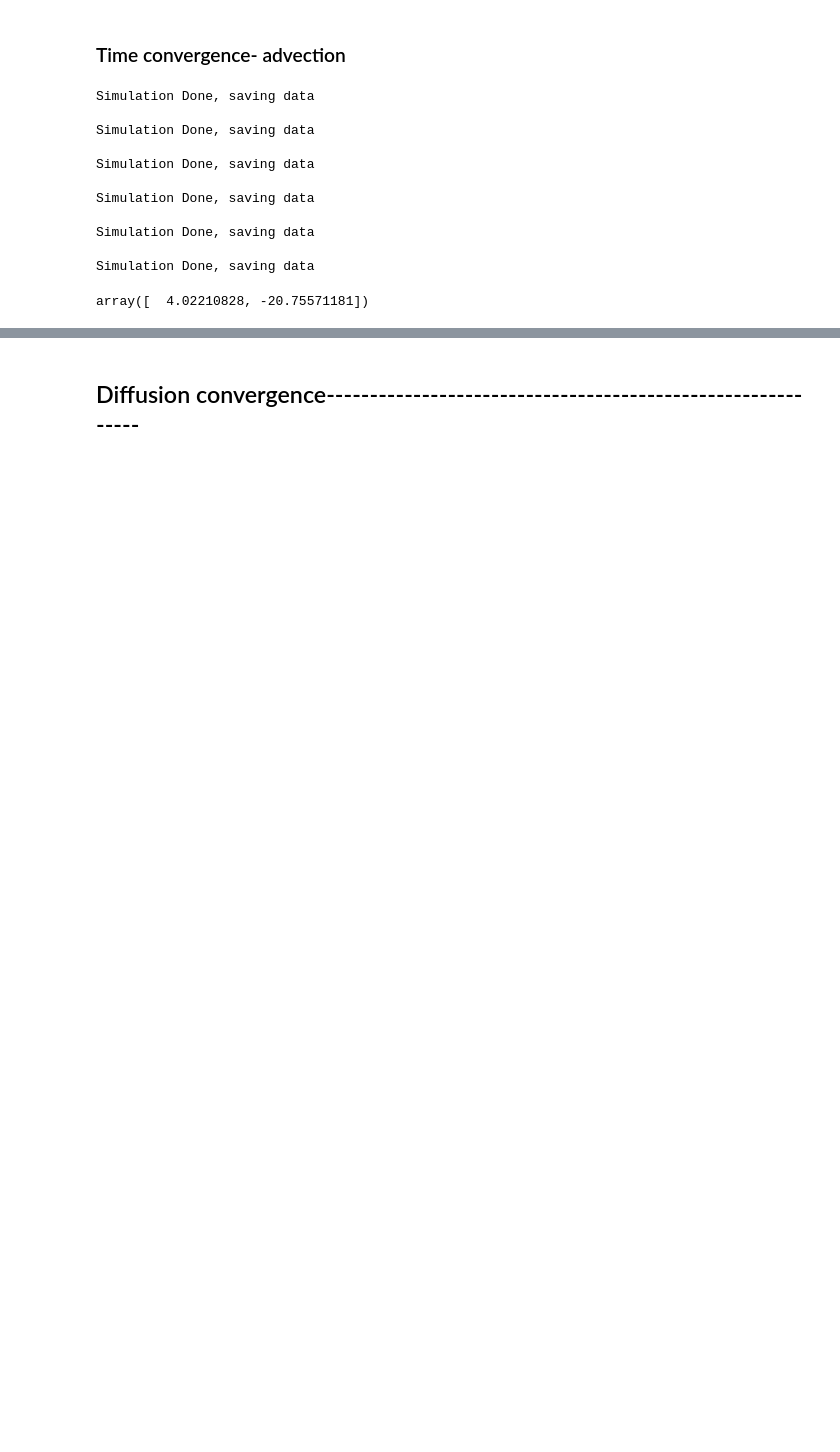
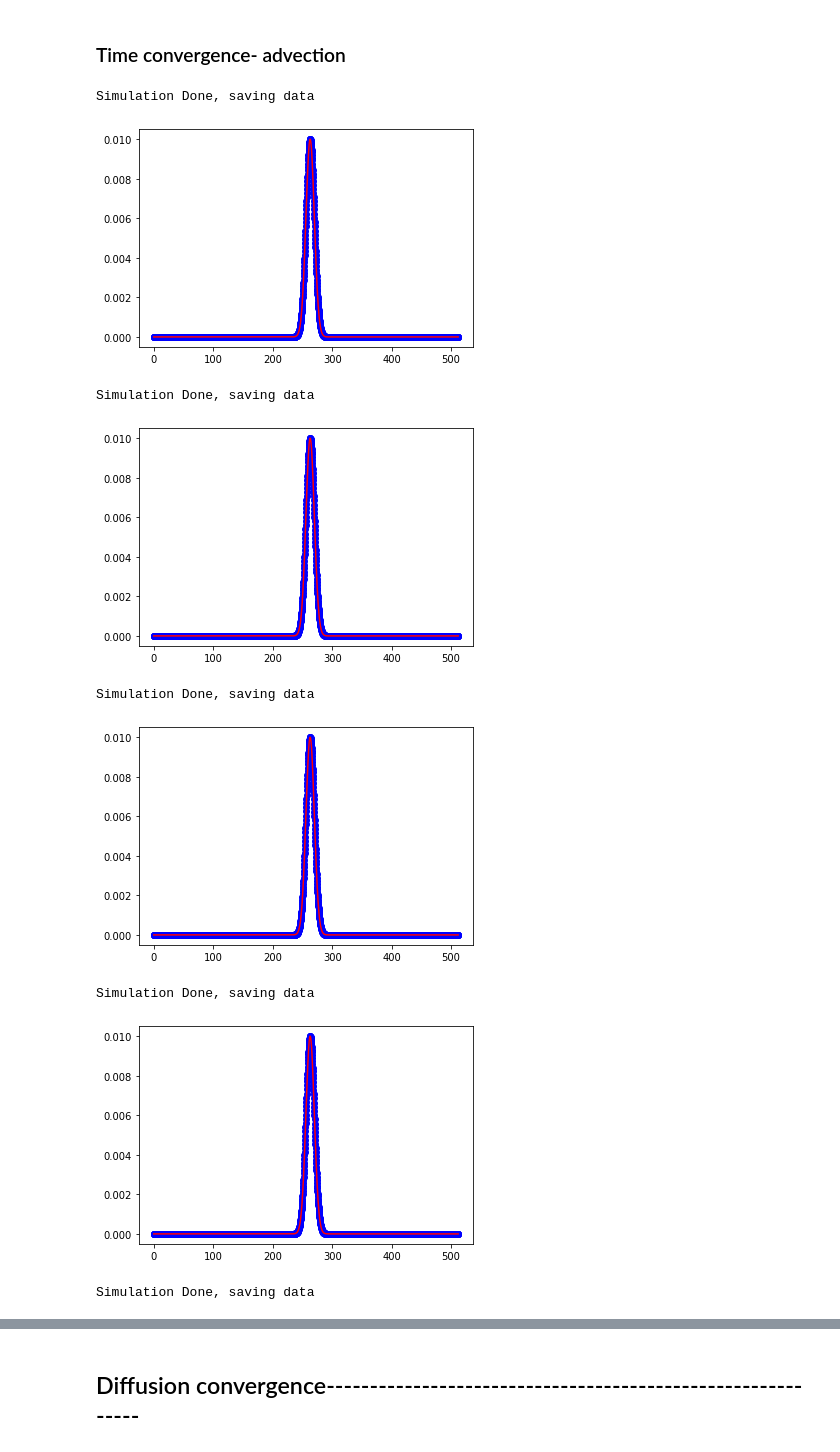
Before and after one commit to Hemadityamalla/1d_fluid, a Jupyter notebook: Order of Convergence in FVM.ipynb, the cells around one changed output, grey strips where cells are left out. Drawn from its saved outputs; the diff is of its cells as text; code cells hidden in the pictures; blank space fills up the shorter version.

```diff
--- a/Order of Convergence in FVM.ipynb
+++ b/Order of Convergence in FVM.ipynb
@@ -95,0 +87,13 @@ array([ 1.10360283, -2.71519363])
+# %%
+#Reading the data generated in the previous cell
+i = 0
+error = np.zeros(len(dxVals))
+data = dict()
+for dx in dxVals:
+    filename = 'advection'+str(dx)
+    data[i] = np.loadtxt(filename+'.txt',delimiter=',')
+    error[i] = (np.linalg.norm(data[i][:,1] - exact(data[i][:,0])))/np.sqrt(len(data[i][:,0]))
+    i = i+1
+
+slope, intercept = np.polyfit(np.log2(dxVals[:-1]), np.log2(error[:-1]),1)
+print(slope, intercept)
@@ -96,38 +102,37 @@ array([ 1.10360283, -2.71519363])
 # %% [markdown]
 ### Time convergence- advection
 # %%
-dx = 1.0
-dtVals = (2**np.array([1.0,2.0,3.0,4.0,5.0, 6.0]))**(-1.0)
+nCells = 512*4
+xb = 213.0
+Tfinal = 50.0
+dtVals = (2**(2.0 + np.arange(6)))**(-1.0)
 for dt in dtVals:
     filename = 'advection'+str(dt)
-    advectionEqn(dx,dt,filename)
+    advectionEqn(nCells,dt,filename, xb, Tfinal)
 
 #Time post processing
 #Loading data
-uh = np.loadtxt('advection0.5.txt',delimiter=',')
-uh2 = np.loadtxt('advection0.25.txt',delimiter=',')
-uh4 = np.loadtxt('advection0.125.txt',delimiter=',')
-uh8 = np.loadtxt('advection0.0625.txt',delimiter=',')
-uh16 = np.loadtxt('advection0.03125.txt',delimiter=',')
-uh32 = np.loadtxt('advection0.015625.txt',delimiter=',')
+uh = np.loadtxt('advection0.25.txt',delimiter=',')
+uh2 = np.loadtxt('advection0.125.txt',delimiter=',')
+uh4 = np.loadtxt('advection0.0625.txt',delimiter=',')
+uh8 = np.loadtxt('advection0.03125.txt',delimiter=',')
+uh16 = np.loadtxt('advection0.015625.txt',delimiter=',')
+uh32 = np.loadtxt('advection0.0078125.txt',delimiter=',')
 
 error = np.array([np.linalg.norm(uh32[:,1] - uh[:,1]), \
                  np.linalg.norm(uh32[:,1] - uh2[:,1]), \
                  np.linalg.norm(uh32[:,1] - uh4[:,1]), \
                  np.linalg.norm(uh32[:,1] - uh8[:,1]), \
                  np.linalg.norm(uh32[:,1] - uh16[:,1])])
 
-np.polyfit(np.log2(dxVals[0:-1]), np.log2(error),1)
+np.polyfit(np.log2(dtVals[1:-1]), np.log2(error[1:]),1)
 # %% [output]
 Simulation Done, saving data
-
-Simulation Done, saving data
-
-Simulation Done, saving data
-
-Simulation Done, saving data
-
-Simulation Done, saving data
-
-Simulation Done, saving data
+[figure, added]
-array([  4.02210828, -20.75571181])
+Simulation Done, saving data
+[figure, added]
+Simulation Done, saving data
+[figure, added]
+Simulation Done, saving data
+[figure, added]
+Simulation Done, saving data
```
Also changed, not shown: parts of 17 cells of this notebook.
